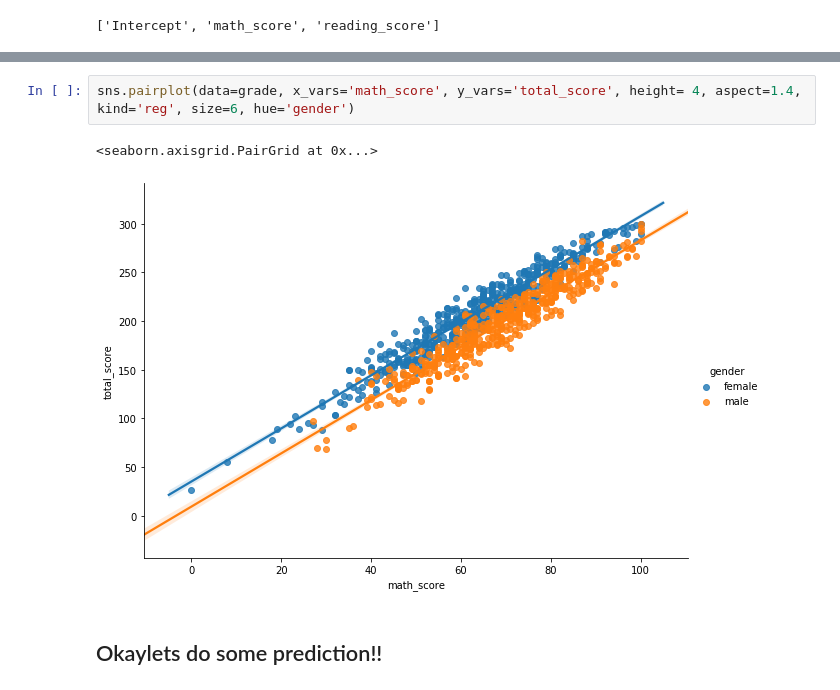
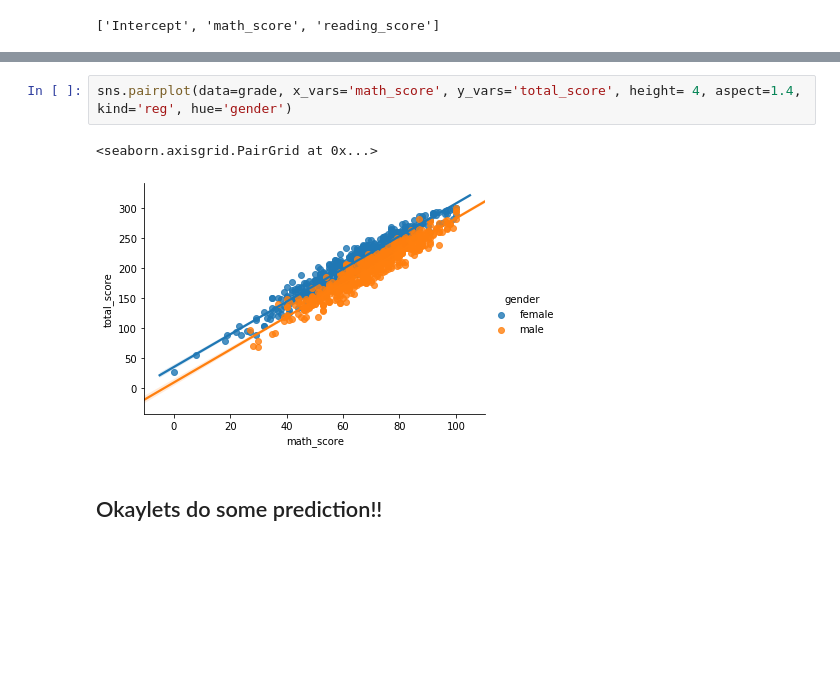
Before and after one commit to gkinba/Foundational-Statistics, a Jupyter notebook: statsmodels OLS-regression.ipynb, the cells around one changed output, grey strips where cells are left out. Saved outputs shown, nothing was run; the diff lists cells and outputs as text; blank space fills up the shorter version.

```diff
--- a/statsmodels OLS-regression.ipynb
+++ b/statsmodels OLS-regression.ipynb
@@ -115,10 +104,10 @@ fig = sm.graphics.plot_regress_exog(model_fit, "reading_score", fig=fig)
 # %% [output]
 [figure]
 # %%
-sns.pairplot(data=grade, x_vars='math_score', y_vars='total_score', height= 4, aspect=1.4, kind='reg', size=6, hue='gender')
+sns.pairplot(data=grade, x_vars='math_score', y_vars='total_score', height= 4, aspect=1.4, kind='reg', hue='gender')
 # %% [output]
 <seaborn.axisgrid.PairGrid at 0x...>
-[figure, old version]
+[figure, new version]
 # %% [markdown]
 ## Okaylets do some prediction!!
 # %%
```
Also changed, not shown: parts of 11 cells of this notebook.
